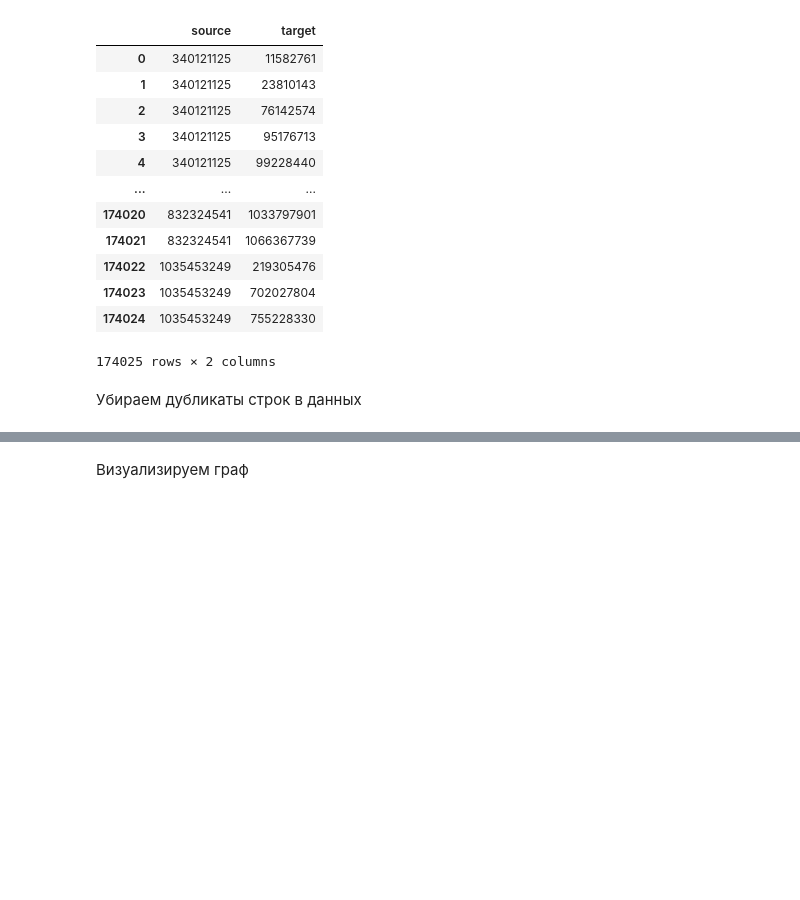
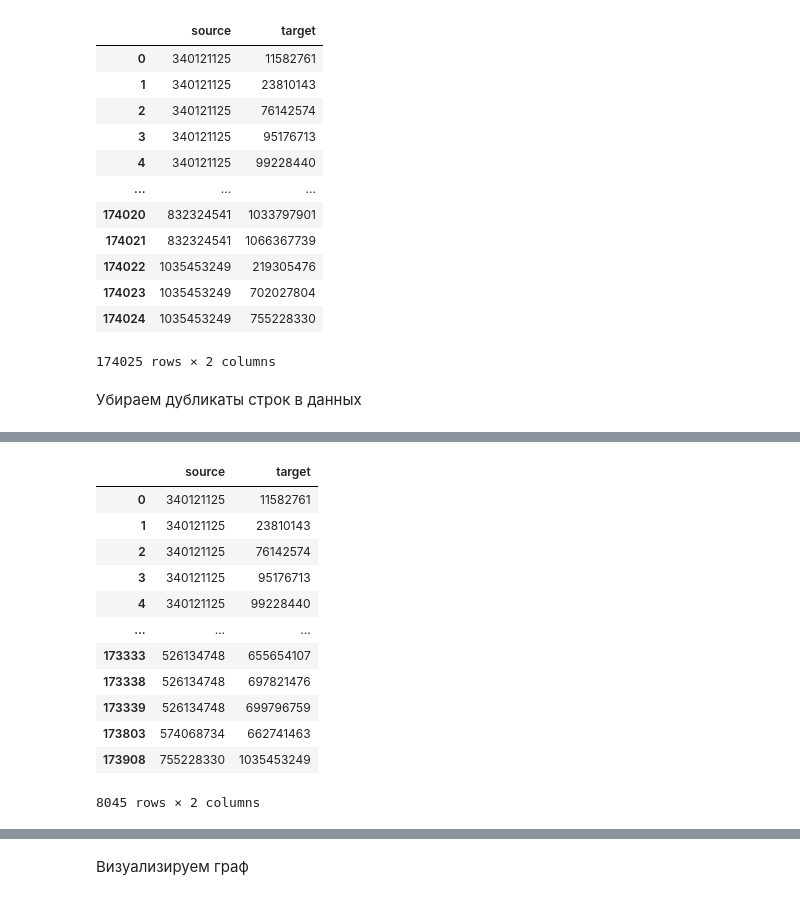
Before and after one commit to yakshnkoooo/AI_labs_Yakushenko_BSMO-11-25, a Jupyter notebook: VK friends Якушенко.ipynb, the cells around one changed output, grey strips where cells are left out. Cells and saved outputs as stored; diff of their text form; code cells hidden in the pictures; blank space fills up the shorter version.

```diff
--- a/VK friends Якушенко.ipynb
+++ b/VK friends Якушенко.ipynb
@@ -68 +199,27 @@ data
+# %%
+central_users = set(CONTRIBUTORS) | set(data[data["source"].isin(CONTRIBUTORS)]["target"])
+count = 0
+for u, _ in sorted([(k, v) for k, v in centralities_custom.items()], key=lambda p: p[1], reverse=True):
+  if u not in central_users:
+    central_users.add(u)
+    count += 1
+    if count == 1000:
+      break
+data = data[data["source"].isin(central_users)]
+data = data[data["target"].isin(central_users)]
+data
+# %% [output]
+|  | source | target |
+| 0 | 340121125 | 11582761 |
+| 1 | 340121125 | 23810143 |
+| 2 | 340121125 | 76142574 |
+| 3 | 340121125 | 95176713 |
+| 4 | 340121125 | 99228440 |
+| ... | ... | ... |
+| 173333 | 526134748 | 655654107 |
+| 173338 | 526134748 | 697821476 |
+| 173339 | 526134748 | 699796759 |
+| 173803 | 574068734 | 662741463 |
+| 173908 | 755228330 | 1035453249 |
+8045 rows × 2 columns
 # %% [markdown]
```
Also changed, not shown: parts of 46 cells of this notebook.
